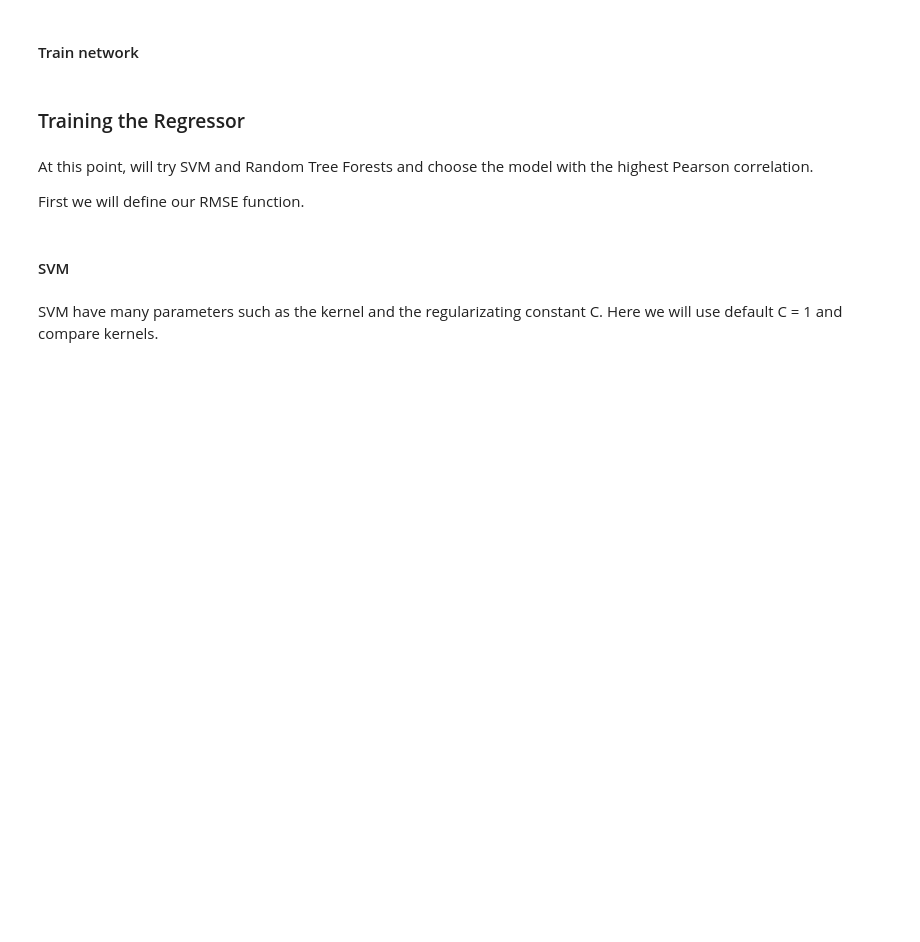
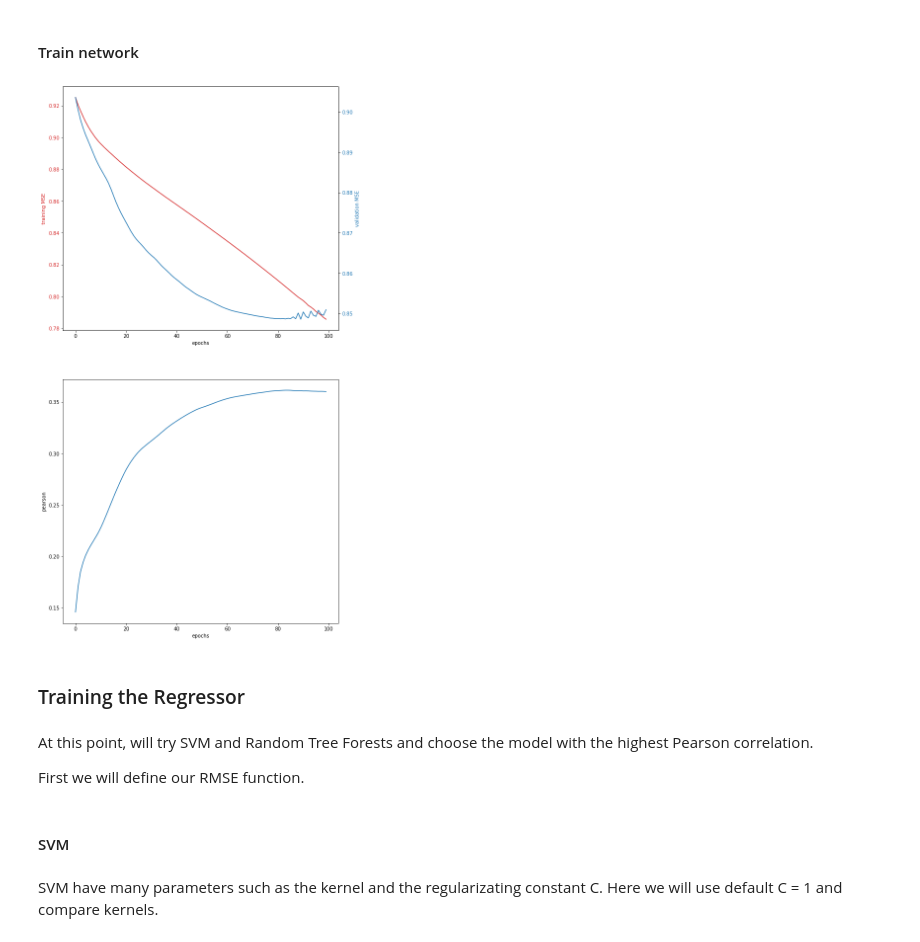
Before and after one commit to ansonmiu0214/C490CW, a Jupyter notebook: baseline.ipynb, the cells around one changed output. Drawn from its saved outputs; the diff is of its cells as text; code cells hidden in the pictures; blank space fills up the shorter version.

Commit message:
Initial FFNN regressor implementation

```diff
--- a/baseline.ipynb
+++ b/baseline.ipynb
@@ -551,12 +551,20 @@ class FFNN(torch.nn.Module):
 # %%
-model = FFNN(100, 300)
+def RMSELoss(yhat,y):
+    return torch.sqrt(torch.mean((yhat-y)**2))
+
+EMBEDDING_DIMENSION = 100
+HIDDEN_LAYERS = [100]
+LR = 0.001
+NUM_EPOCHS = 100
+
+model = FFNN(2 * EMBEDDING_DIMENSION, *HIDDEN_LAYERS)
 print(model)
 
-LR=0.1
-optimizer = torch.optim.SGD(model.parameters(), lr=LR)
+optimizer = torch.optim.Adam(model.parameters(), lr=LR)
 print(optimizer)
 
 loss_fn = torch.nn.MSELoss()
+loss_fn = RMSELoss
 print(loss_fn)
 # %% [output]
 FFNN(
@@ -575,5 +583,69 @@ MSELoss()
 # %% [markdown]
 #### Train network
+# %%
+from scipy.stats.stats import pearsonr
+
+import matplotlib.pyplot as plt
+%matplotlib inline
+
+X_train_zh_tensor = torch.from_numpy(X_train_zh).type(torch.FloatTensor)
+Y_train_zh = torch.from_numpy(train_scores).type(torch.FloatTensor)
+
+X_val_zh_tensor = torch.from_numpy(X_val_zh).type(torch.FloatTensor)
+Y_val_zh = torch.from_numpy(val_scores).type(torch.FloatTensor)
+
+train_losses = []
+val_losses = []
+pearsons = []
+
+for t in range(NUM_EPOCHS):
+    prediction = model(X_train_zh_tensor).squeeze()
+    loss = loss_fn(prediction, Y_train_zh)
+    train_losses.append(loss.data.numpy())
+
+    # Clear gradients
+    optimizer.zero_grad()
+
+    # Propagate loss
+    loss.backward()
+
+    # Apply gradients
+    optimizer.step()
+
+    # Compute validation loss
+    val_prediction = model(X_val_zh_tensor).squeeze()
+    val_loss = loss_fn(val_prediction, Y_val_zh)
+    val_losses.append(val_loss.data.numpy())
+
+    pearson_coeff = pearsonr(Y_val_zh.detach(), val_prediction.detach())
+    pearsons.append(pearson_coeff[0])
+
+epochs = np.arange(NUM_EPOCHS)
+plt.figure(figsize=(10, 20))
+plt.subplot(2, 1, 1)
+ax1 = plt.gca()
+ax1.set_xlabel('epochs')
+ax1.set_ylabel('training MSE', color='tab:red')
+ax1.plot(epochs, train_losses, color='tab:red', label='training loss')
+ax1.tick_params(axis='y', labelcolor='tab:red')
+
+ax2 = ax1.twinx()
+ax2.set_ylabel('validation MSE', color='tab:blue')
+ax2.plot(epochs, val_losses, color='tab:blue', label='validation loss')
+ax2.tick_params(axis='y', labelcolor='tab:blue')
+
+fig.tight_layout()
+
+plt.subplot(2, 1, 2)
+ax = plt.gca()
+ax.set_xlabel('epochs')
+ax.set_ylabel('pearson')
+ax.plot(epochs, pearsons, label='validation')
+ax.tick_params(axis='y')
+
+plt.show()
+# %% [output]
+[figure, added]
 # %% [markdown]
 ### Training the Regressor
 # %% [markdown]
```
Also changed, not shown: parts of 3 cells of this notebook.
